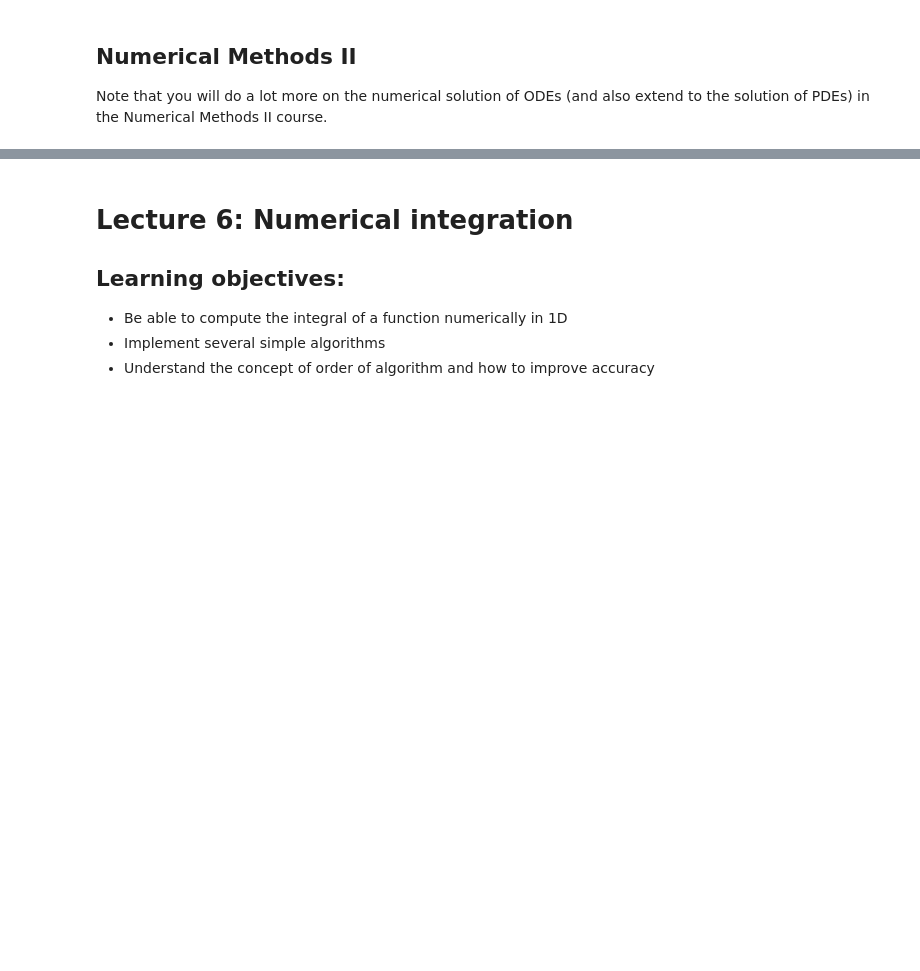
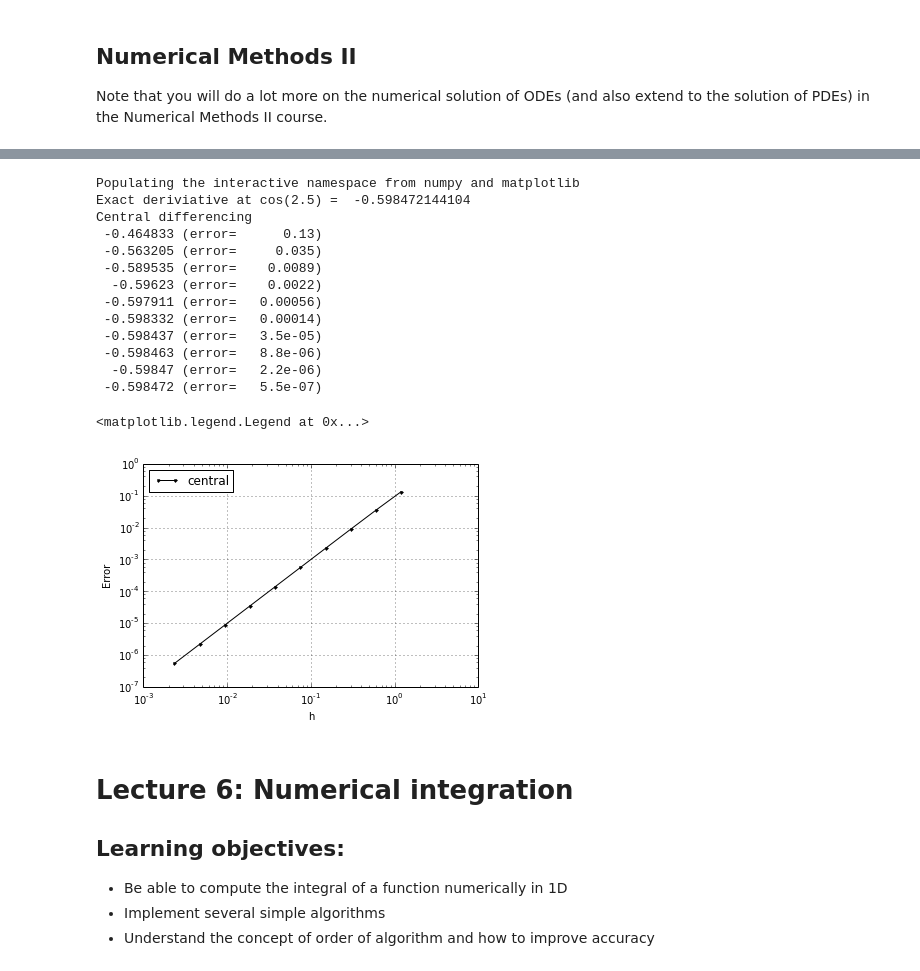
Before and after one commit to fmilthaler/Numerical-methods-1, a Jupyter notebook: notebook/numerical_methods_1_all-solutions.ipynb, the cells around one changed output, grey strips where cells are left out. Saved outputs shown, nothing was run; the diff lists cells and outputs as text; code cells hidden in the pictures; blank space fills up the shorter version.

```diff
--- a/notebook/numerical_methods_1_all-solutions.ipynb
+++ b/notebook/numerical_methods_1_all-solutions.ipynb
@@ -2950,3 +2962,48 @@ Note that you will do a lot more on the numerical solution of ODEs (and also ext
+# %%
+%pylab inline
+import math
+
+def central_diff(f, x, h):
+    fxph = f(x+h)
+    fxnh = f(x-h)
+    return (fxph-fxnh)/(2*h)
+
+exact = -math.sin(2.5) # for this example we know trivially what the exact solution should be
+
+print "Exact deriviative at cos(2.5) = ", -math.sin(2.5)
+print "%20s"%("Central differencing")
+
+fd_errors = []; cd_errors = []; h_all = [] # we're going to store all the values for plotting
+h=1.2 # an initial mesh spacing
+for i in range(10):
+    cd = central_diff(math.cos, 2.5, h)
+    print "%10g (error=%10.2g)"%(cd, abs(cd-exact))
+    # store the h and the errors
+    h_all.append(h); cd_errors.append(abs(cd-exact))
+    h=h/2 # halve h for the next iteration
+
+# as we expect a polynomial relationship between h and the errors,
+# a log-log plot will demonstrate this if we get straight lines
+# the slopes of these lines indicating the order of the relationship:
+loglog(h_all,cd_errors,'k.-',label='central')
+xlabel('h');ylabel('Error');grid(True)
+pylab.legend(loc='best')
+# %% [output]
+Populating the interactive namespace from numpy and matplotlib
+Exact deriviative at cos(2.5) =  -0.598472144104
+Central differencing
+ -0.464833 (error=      0.13)
+ -0.563205 (error=     0.035)
+ -0.589535 (error=    0.0089)
+  -0.59623 (error=    0.0022)
+ -0.597911 (error=   0.00056)
+ -0.598332 (error=   0.00014)
+ -0.598437 (error=   3.5e-05)
+ -0.598463 (error=   8.8e-06)
+  -0.59847 (error=   2.2e-06)
+ -0.598472 (error=   5.5e-07)
+<matplotlib.legend.Legend at 0x...>
+[figure, added]
 # %% [markdown]
 # Lecture 6: Numerical integration
 
```
Also changed, not shown: parts of 1 cell of this notebook, 1 other file.
